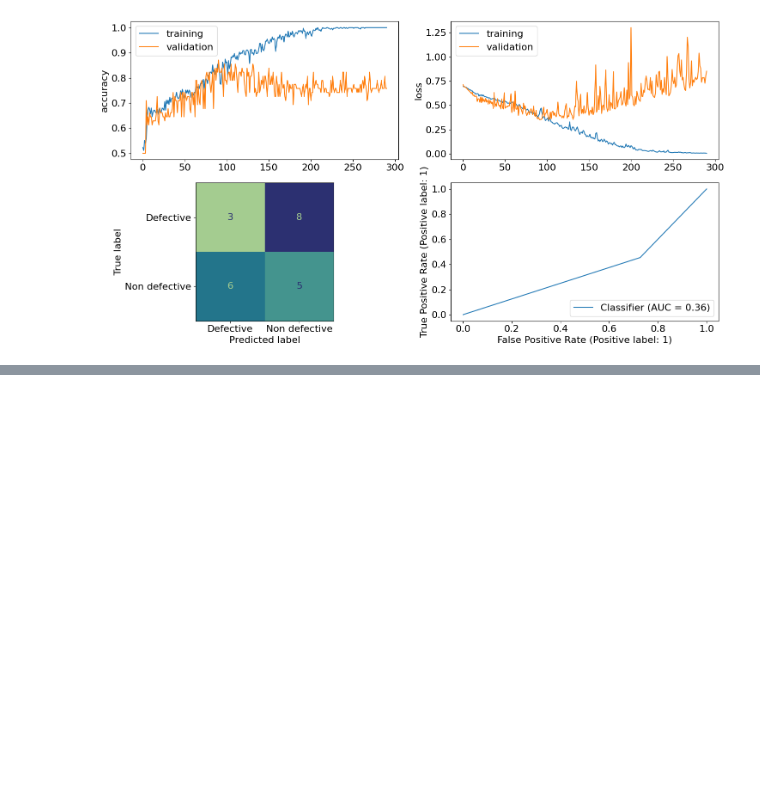
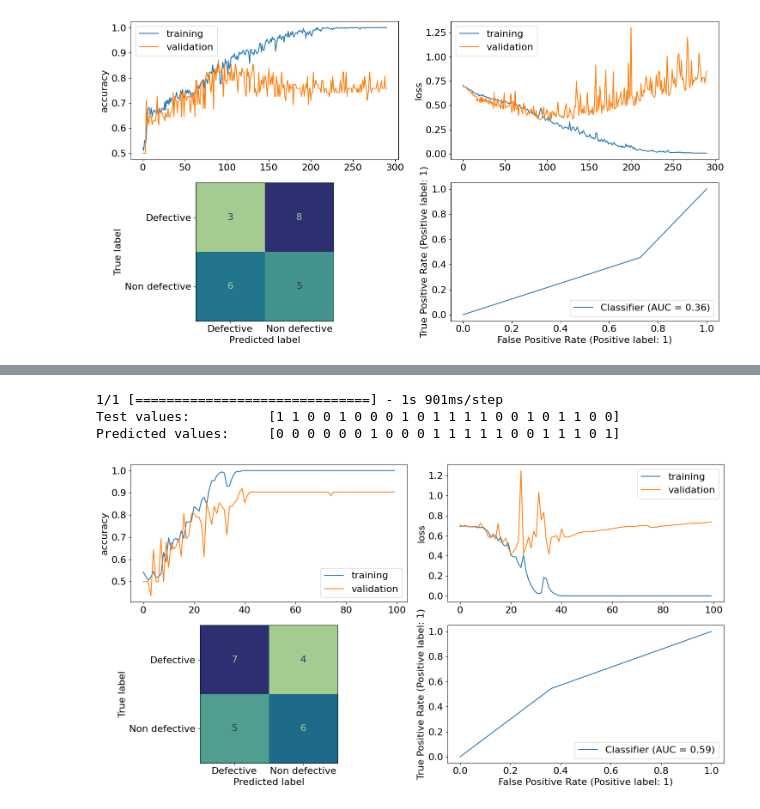
Before and after one commit to demustamas/Mathemathical-Modeling-Practice, a Jupyter notebook: classification_model_AlexNet.ipynb, the cells around one changed output, grey strips where cells are left out. Drawn from its saved outputs; the diff is of its cells as text; code cells hidden in the pictures; blank space fills up the shorter version.

```diff
--- a/classification_model_AlexNet.ipynb
+++ b/classification_model_AlexNet.ipynb
@@ -266,0 +278,9 @@ CNN.show_metrics(save_folder=images.plot_folder)
+# %%
+CNN.model.load_weights('./models/AlexNet_LR.h5')
+CNN.predict_test()
+CNN.show_metrics(save_folder=images.plot_folder, postfix='LR')
+# %% [output]
+1/1 [==============================] - 1s 901ms/step
+Test values:          [1 1 0 0 1 0 0 0 1 0 1 1 1 1 0 0 1 0 1 1 0 0]
+Predicted values:     [0 0 0 0 0 0 1 0 0 0 1 1 1 1 1 0 0 1 1 1 0 1]
+[figure, added]
```
Also changed, not shown: parts of 4 cells of this notebook, 13 other files.
